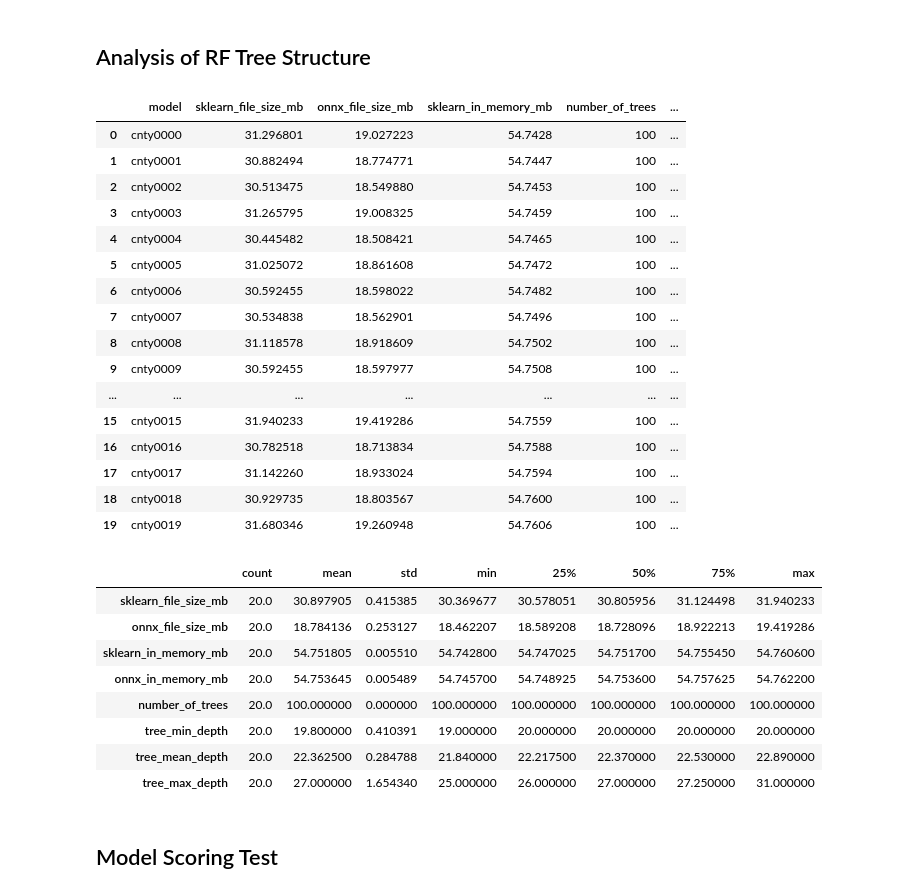
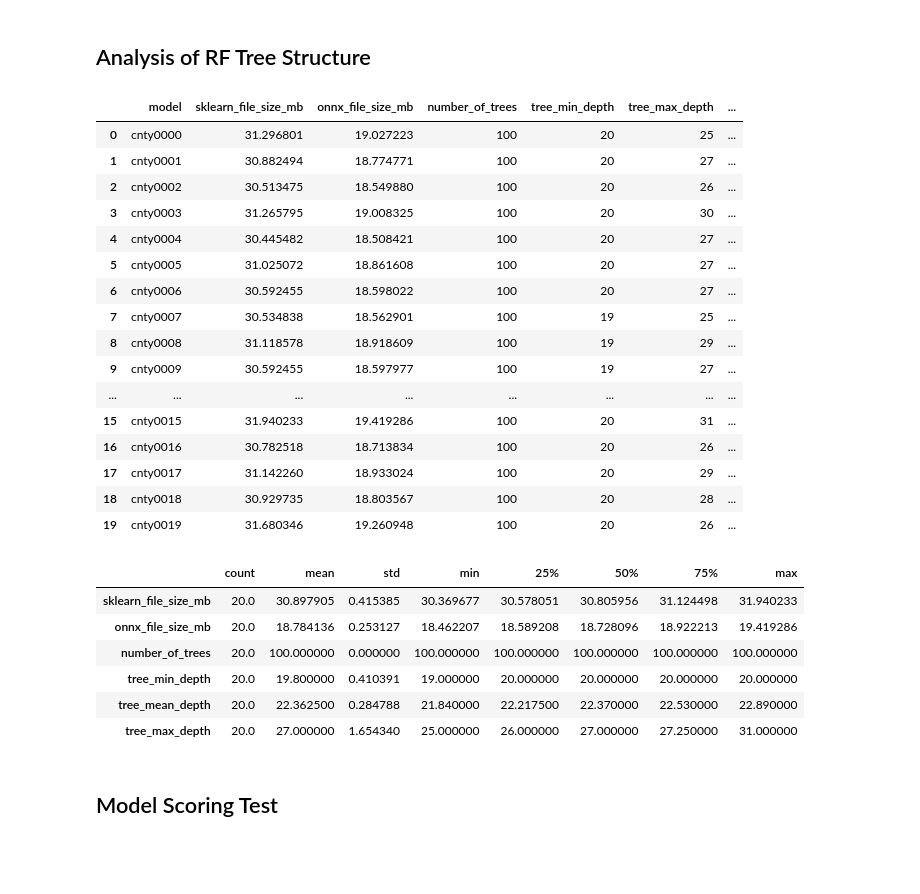
Before and after one commit to jimthompson5802/onnx_sandbox, a Jupyter notebook: testbed/score_records_test.ipynb, the cells around one changed output. Cells and saved outputs as stored; diff of their text form; code cells hidden in the pictures; blank space fills up the shorter version.

```diff
--- a/testbed/score_records_test.ipynb
+++ b/testbed/score_records_test.ipynb
@@ -111,19 +112,13 @@ for model in rf_models:
     # extract tree structure
     with open(model, 'rb') as f:
         rf = pickle.load(f)
-    metrics['sklearn_in_memory_mb'] = actualsize_mb(rf)
     metrics['number_of_trees'] = len(rf.estimators_)
     tree_depth = [tree.tree_.max_depth for tree in rf.estimators_]
     metrics['tree_min_depth'] = np.min(tree_depth)
     metrics['tree_max_depth'] = np.max(tree_depth)
     metrics['tree_mean_depth'] = np.mean(tree_depth)
 
-    # get onnx in memory size
-    onnx_rf = rt.InferenceSession(fp_parts[0] + '.onnx')
-    metrics['onnx_in_memory_mb'] = actualsize_mb(onnx_rf)
-
     del rf
-    del onnx_rf
 
     # collect metrics
     tree_metrics.append(metrics)
@@ -132,33 +127,31 @@ for model in rf_models:
 tree_metrics_df = pd.DataFrame(tree_metrics)
 tree_metrics_df
 # %% [output]
-|  | model | sklearn_file_size_mb | onnx_file_size_mb | sklearn_in_memory_mb | number_of_trees | ... |
-| 0 | cnty0000 | 31.296801 | 19.027223 | 54.7428 | 100 | ... |
-| 1 | cnty0001 | 30.882494 | 18.774771 | 54.7447 | 100 | ... |
-| 2 | cnty0002 | 30.513475 | 18.549880 | 54.7453 | 100 | ... |
-| 3 | cnty0003 | 31.265795 | 19.008325 | 54.7459 | 100 | ... |
-| 4 | cnty0004 | 30.445482 | 18.508421 | 54.7465 | 100 | ... |
-| 5 | cnty0005 | 31.025072 | 18.861608 | 54.7472 | 100 | ... |
-| 6 | cnty0006 | 30.592455 | 18.598022 | 54.7482 | 100 | ... |
-| 7 | cnty0007 | 30.534838 | 18.562901 | 54.7496 | 100 | ... |
-| 8 | cnty0008 | 31.118578 | 18.918609 | 54.7502 | 100 | ... |
-| 9 | cnty0009 | 30.592455 | 18.597977 | 54.7508 | 100 | ... |
-| ... | ... | ... | ... | ... | ... | ... |
-| 15 | cnty0015 | 31.940233 | 19.419286 | 54.7559 | 100 | ... |
-| 16 | cnty0016 | 30.782518 | 18.713834 | 54.7588 | 100 | ... |
-| 17 | cnty0017 | 31.142260 | 18.933024 | 54.7594 | 100 | ... |
-| 18 | cnty0018 | 30.929735 | 18.803567 | 54.7600 | 100 | ... |
-| 19 | cnty0019 | 31.680346 | 19.260948 | 54.7606 | 100 | ... |
+|  | model | sklearn_file_size_mb | onnx_file_size_mb | number_of_trees | tree_min_depth | tree_max_depth | ... |
+| 0 | cnty0000 | 31.296801 | 19.027223 | 100 | 20 | 25 | ... |
+| 1 | cnty0001 | 30.882494 | 18.774771 | 100 | 20 | 27 | ... |
+| 2 | cnty0002 | 30.513475 | 18.549880 | 100 | 20 | 26 | ... |
+| 3 | cnty0003 | 31.265795 | 19.008325 | 100 | 20 | 30 | ... |
+| 4 | cnty0004 | 30.445482 | 18.508421 | 100 | 20 | 27 | ... |
+| 5 | cnty0005 | 31.025072 | 18.861608 | 100 | 20 | 27 | ... |
+| 6 | cnty0006 | 30.592455 | 18.598022 | 100 | 20 | 27 | ... |
+| 7 | cnty0007 | 30.534838 | 18.562901 | 100 | 19 | 25 | ... |
+| 8 | cnty0008 | 31.118578 | 18.918609 | 100 | 19 | 29 | ... |
+| 9 | cnty0009 | 30.592455 | 18.597977 | 100 | 19 | 27 | ... |
+| ... | ... | ... | ... | ... | ... | ... | ... |
+| 15 | cnty0015 | 31.940233 | 19.419286 | 100 | 20 | 31 | ... |
+| 16 | cnty0016 | 30.782518 | 18.713834 | 100 | 20 | 26 | ... |
+| 17 | cnty0017 | 31.142260 | 18.933024 | 100 | 20 | 29 | ... |
+| 18 | cnty0018 | 30.929735 | 18.803567 | 100 | 20 | 28 | ... |
+| 19 | cnty0019 | 31.680346 | 19.260948 | 100 | 20 | 26 | ... |
 # %%
-tree_metrics_of_interest = ['sklearn_file_size_mb', 'onnx_file_size_mb', 'sklearn_in_memory_mb', 'onnx_in_memory_mb',
+tree_metrics_of_interest = ['sklearn_file_size_mb', 'onnx_file_size_mb',
                            'number_of_trees', 'tree_min_depth', 'tree_mean_depth', 'tree_max_depth']
 tree_metrics_df[tree_metrics_of_interest].describe().T
 # %% [output]
 |  | count | mean | std | min | 25% | 50% | 75% | max |
 | sklearn_file_size_mb | 20.0 | 30.897905 | 0.415385 | 30.369677 | 30.578051 | 30.805956 | 31.124498 | 31.940233 |
 | onnx_file_size_mb | 20.0 | 18.784136 | 0.253127 | 18.462207 | 18.589208 | 18.728096 | 18.922213 | 19.419286 |
-| sklearn_in_memory_mb | 20.0 | 54.751805 | 0.005510 | 54.742800 | 54.747025 | 54.751700 | 54.755450 | 54.760600 |
-| onnx_in_memory_mb | 20.0 | 54.753645 | 0.005489 | 54.745700 | 54.748925 | 54.753600 | 54.757625 | 54.762200 |
 | number_of_trees | 20.0 | 100.000000 | 0.000000 | 100.000000 | 100.000000 | 100.000000 | 100.000000 | 100.000000 |
 | tree_min_depth | 20.0 | 19.800000 | 0.410391 | 19.000000 | 20.000000 | 20.000000 | 20.000000 | 20.000000 |
 | tree_mean_depth | 20.0 | 22.362500 | 0.284788 | 21.840000 | 22.217500 | 22.370000 | 22.530000 | 22.890000 |
```
Also changed, not shown: parts of 11 cells of this notebook.
